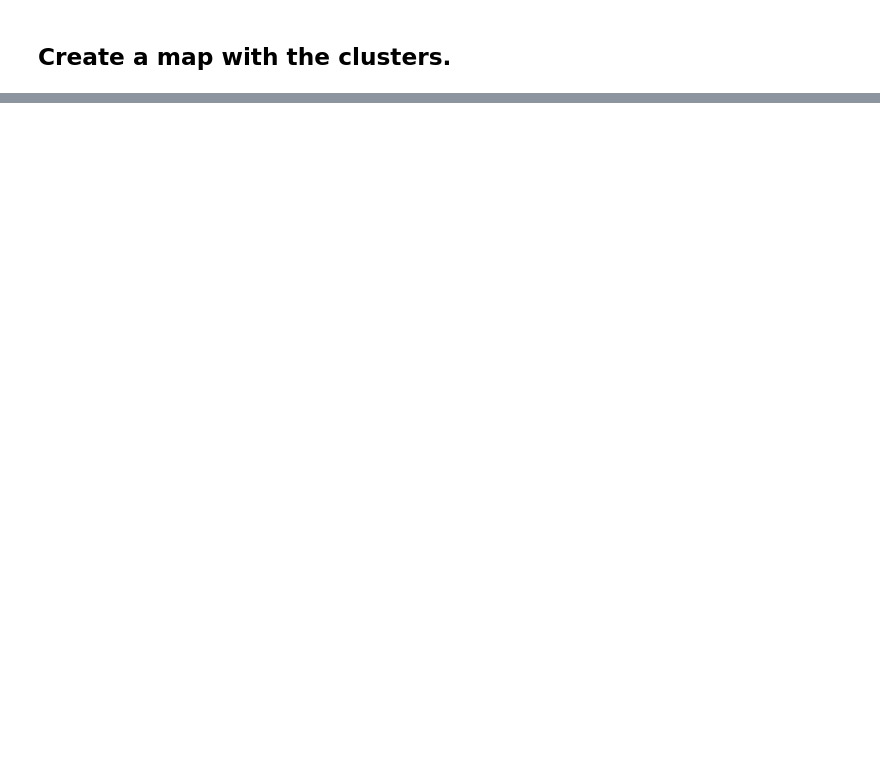
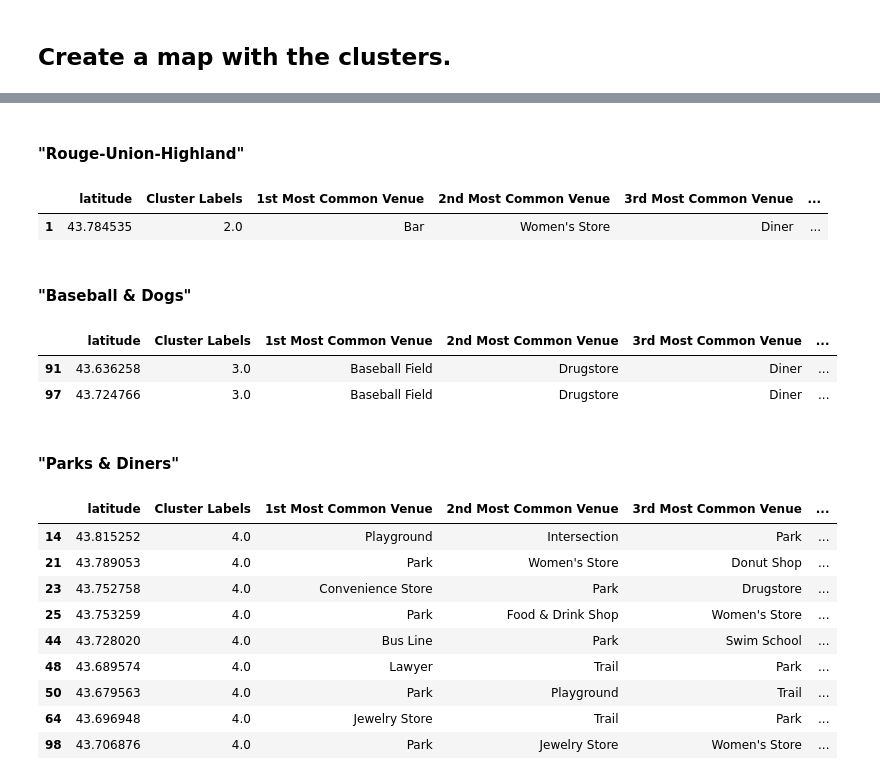
Before and after one commit to schonborn/capstone, a Jupyter notebook: Capstone - Week 3 - Final.ipynb, the cells around one changed output, grey strips where cells are left out. Saved outputs shown, nothing was run; the diff lists cells and outputs as text; code cells hidden in the pictures; blank space fills up the shorter version.

```diff
--- a/Capstone - Week 3 - Final.ipynb
+++ b/Capstone - Week 3 - Final.ipynb
@@ -274,0 +390,30 @@ map_clusters
+# %% [markdown]
+<h4>"Rouge-Union-Highland"</h4>
+# %%
+toronto_merged.loc[toronto_merged['Cluster Labels'] == 2, toronto_merged.columns[[1] + list(range(5, toronto_merged.shape[1]))]]
+# %% [output]
+|  | latitude | Cluster Labels | 1st Most Common Venue | 2nd Most Common Venue | 3rd Most Common Venue | ... |
+| 1 | 43.784535 | 2.0 | Bar | Women's Store | Diner | ... |
+# %% [markdown]
+<h4>"Baseball & Dogs"</h4>
+# %%
+toronto_merged.loc[toronto_merged['Cluster Labels'] == 3, toronto_merged.columns[[1] + list(range(5, toronto_merged.shape[1]))]]
+# %% [output]
+|  | latitude | Cluster Labels | 1st Most Common Venue | 2nd Most Common Venue | 3rd Most Common Venue | ... |
+| 91 | 43.636258 | 3.0 | Baseball Field | Drugstore | Diner | ... |
+| 97 | 43.724766 | 3.0 | Baseball Field | Drugstore | Diner | ... |
+# %% [markdown]
+<h4>"Parks & Diners"</h4>
+# %%
+toronto_merged.loc[toronto_merged['Cluster Labels'] == 4, toronto_merged.columns[[1] + list(range(5, toronto_merged.shape[1]))]]
+# %% [output]
+|  | latitude | Cluster Labels | 1st Most Common Venue | 2nd Most Common Venue | 3rd Most Common Venue | ... |
+| 14 | 43.815252 | 4.0 | Playground | Intersection | Park | ... |
+| 21 | 43.789053 | 4.0 | Park | Women's Store | Donut Shop | ... |
+| 23 | 43.752758 | 4.0 | Convenience Store | Park | Drugstore | ... |
+| 25 | 43.753259 | 4.0 | Park | Food & Drink Shop | Women's Store | ... |
+| 44 | 43.728020 | 4.0 | Bus Line | Park | Swim School | ... |
+| 48 | 43.689574 | 4.0 | Lawyer | Trail | Park | ... |
+| 50 | 43.679563 | 4.0 | Park | Playground | Trail | ... |
+| 64 | 43.696948 | 4.0 | Jewelry Store | Trail | Park | ... |
+| 98 | 43.706876 | 4.0 | Park | Jewelry Store | Women's Store | ... |
```
Also changed, not shown: parts of 17 cells of this notebook.
